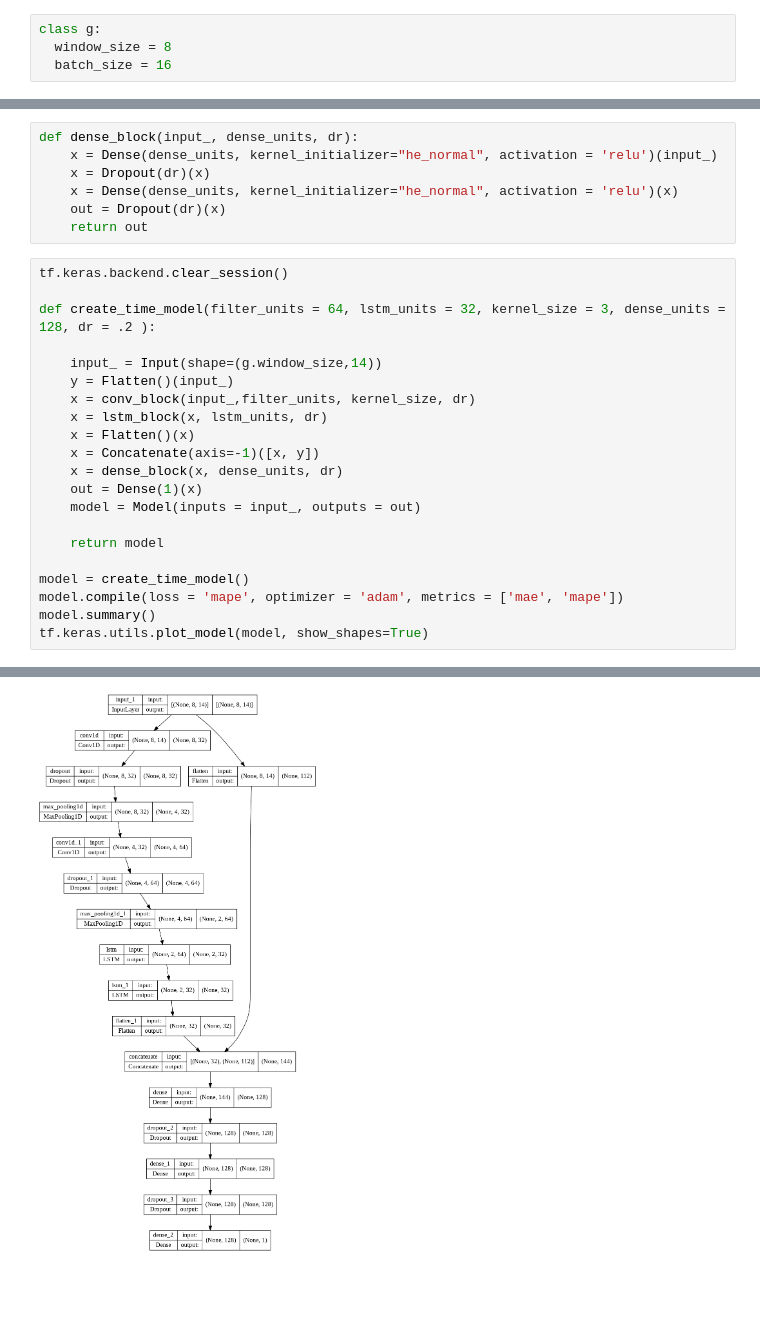
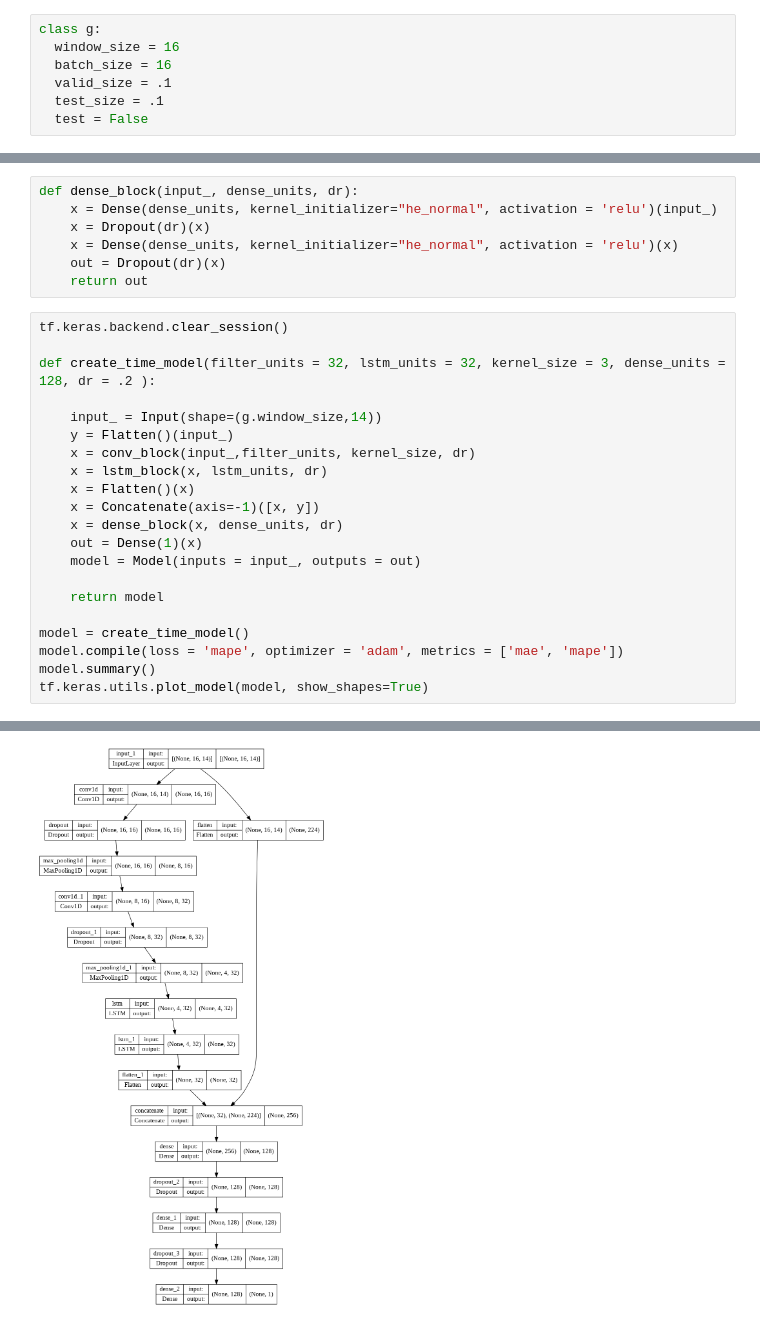
Before and after one commit to doogzultz/time_series_project, a Jupyter notebook: model_test_feature_removal.ipynb, the cells around one changed output, grey strips where cells are left out. Saved outputs shown, nothing was run; the diff lists cells and outputs as text; blank space fills up the shorter version.

```diff
--- a/model_test_feature_removal.ipynb
+++ b/model_test_feature_removal.ipynb
@@ -27,8 +27,11 @@ from sklearn.metrics import mean_squared_error, mean_absolute_error
 import os
 # %%
 class g:
-  window_size = 8
+  window_size = 16
   batch_size = 16
+  valid_size = .1
+  test_size = .1
+  test = False
 # %%
 url = "https://raw.githubusercontent.com/doogzultz/time_series_project/main/data.csv"
 data = pd.read_csv(url)
@@ -370,7 +367,7 @@ def dense_block(input_, dense_units, dr):
 # %%
 tf.keras.backend.clear_session()
 
-def create_time_model(filter_units = 64, lstm_units = 32, kernel_size = 3, dense_units = 128, dr = .2 ):
+def create_time_model(filter_units = 32, lstm_units = 32, kernel_size = 3, dense_units = 128, dr = .2 ):
 
     input_ = Input(shape=(g.window_size,14))
     y = Flatten()(input_)
@@ -407,3 +404,3 @@ Trainable params: 63,521
 Non-trainable params: 0
 __________________________________________________________________________________________________
-[figure, old version]
+[figure, new version]
```
Also changed, not shown: parts of 27 cells of this notebook.
